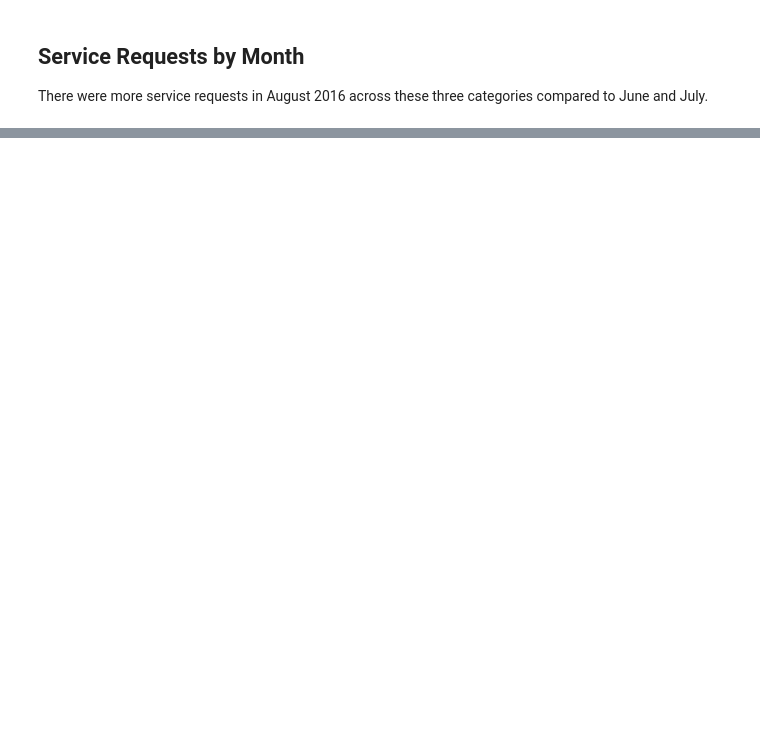
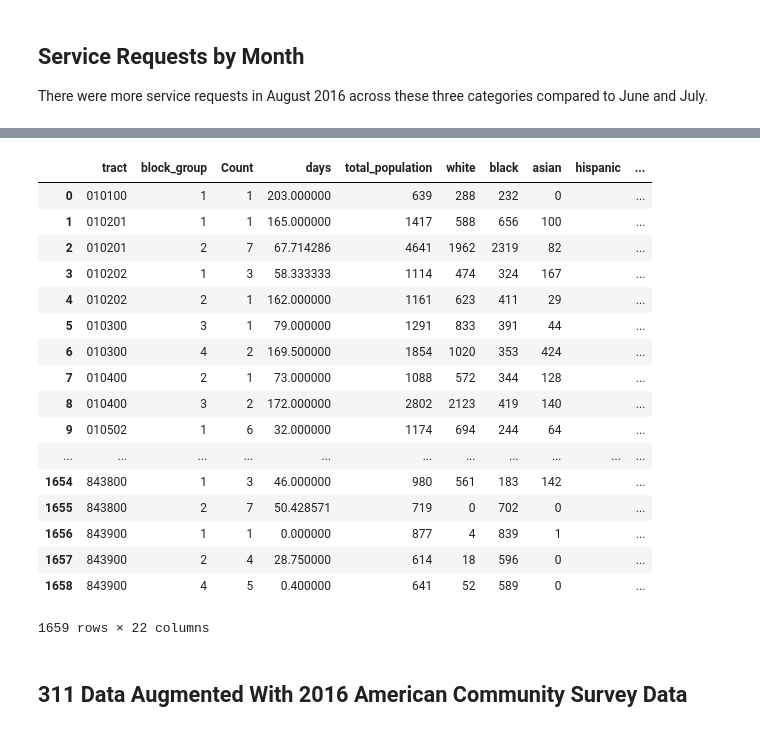
Before and after one commit to vidal-anguiano/Machine-Learning-for-Public-Policy, a Jupyter notebook: Assignment 1/311 Data Exploration - Assignment 1.ipynb, the cells around one changed output, grey strips where cells are left out. Drawn from its saved outputs; the diff is of its cells as text; code cells hidden in the pictures; blank space fills up the shorter version.

```diff
--- a/Assignment 1/311 Data Exploration - Assignment 1.ipynb
+++ b/Assignment 1/311 Data Exploration - Assignment 1.ipynb
@@ -39,7 +35,8 @@ init_notebook_mode(connected=True)
 client = Socrata("data.cityofchicago.org",config.key)
 conn = sqlite3.connect('db.db')
 c = conn.cursor()
-from pandas import read_sql_query as pq
+from pandas import read_sql_query
+pq = lambda x: read_sql_query(x,conn)
 # %% [markdown]
 ## Scope of Analysis, Summer 2016
 In the following analyses, we use data from the following datasets, focussing specifically on the months of June, July, and August of 2016:
@@ -138,0 +202,41 @@ xsize = 9)
+# %%
+pq('''
+with temp as (
+SELECT substr(fips,6,6) as tract,
+block_group,
+COUNT(DISTINCT service_request_number) as Count,
+avg(days_to_complete) as days
+FROM combined_data
+WHERE type_of_service_request != 'Graffiti Removal'
+GROUP BY tract, block_group)
+SELECT temp.*,
+cb.*,
+cb.white*1.0/total_population as pct_white,
+cb.black*1.0/total_population as pct_black,
+cb.asian*1.0/total_population as pct_asian
+FROM temp
+JOIN census_block cb
+ON temp.tract = cb.tract
+AND temp.block_group = cb.block_group
+''')
+# %% [output]
+|  | tract | block_group | Count | days | total_population | white | black | asian | hispanic | ... |
+| 0 | 010100 | 1 | 1 | 203.000000 | 639 | 288 | 232 | 0 |  | ... |
+| 1 | 010201 | 1 | 1 | 165.000000 | 1417 | 588 | 656 | 100 |  | ... |
+| 2 | 010201 | 2 | 7 | 67.714286 | 4641 | 1962 | 2319 | 82 |  | ... |
+| 3 | 010202 | 1 | 3 | 58.333333 | 1114 | 474 | 324 | 167 |  | ... |
+| 4 | 010202 | 2 | 1 | 162.000000 | 1161 | 623 | 411 | 29 |  | ... |
+| 5 | 010300 | 3 | 1 | 79.000000 | 1291 | 833 | 391 | 44 |  | ... |
+| 6 | 010300 | 4 | 2 | 169.500000 | 1854 | 1020 | 353 | 424 |  | ... |
+| 7 | 010400 | 2 | 1 | 73.000000 | 1088 | 572 | 344 | 128 |  | ... |
+| 8 | 010400 | 3 | 2 | 172.000000 | 2802 | 2123 | 419 | 140 |  | ... |
+| 9 | 010502 | 1 | 6 | 32.000000 | 1174 | 694 | 244 | 64 |  | ... |
+| ... | ... | ... | ... | ... | ... | ... | ... | ... | ... | ... |
+| 1654 | 843800 | 1 | 3 | 46.000000 | 980 | 561 | 183 | 142 |  | ... |
+| 1655 | 843800 | 2 | 7 | 50.428571 | 719 | 0 | 702 | 0 |  | ... |
+| 1656 | 843900 | 1 | 1 | 0.000000 | 877 | 4 | 839 | 1 |  | ... |
+| 1657 | 843900 | 2 | 4 | 28.750000 | 614 | 18 | 596 | 0 |  | ... |
+| 1658 | 843900 | 4 | 5 | 0.400000 | 641 | 52 | 589 | 0 |  | ... |
+1659 rows × 22 columns
+# %% [markdown]
+## 311 Data Augmented With 2016 American Community Survey Data
```
Also changed, not shown: parts of 13 cells of this notebook, 1 other file.
